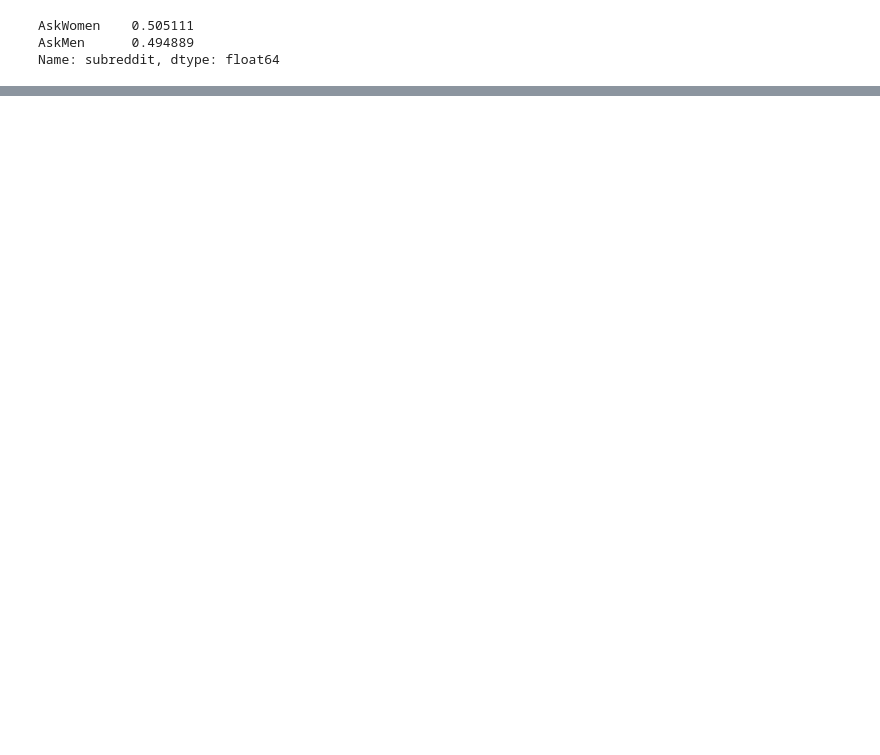
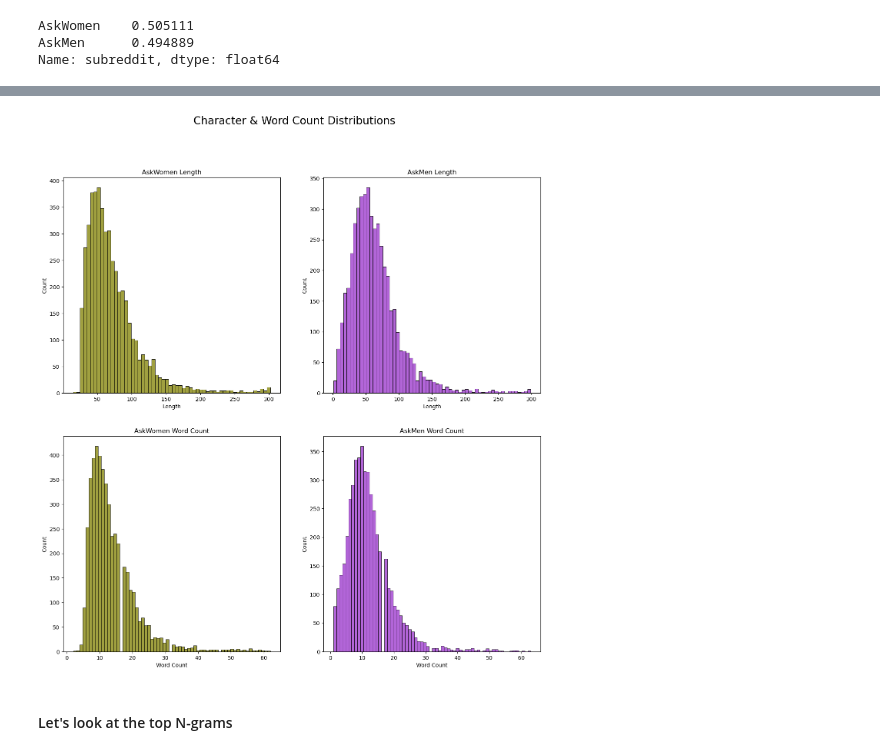
Before and after one commit to vedapatel99/Reddit-NLP, a Jupyter notebook: notebooks/02_data_cleaning_eda.ipynb, the cells around one changed output, grey strips where cells are left out. Saved outputs shown, nothing was run; the diff lists cells and outputs as text; code cells hidden in the pictures; blank space fills up the shorter version.

```diff
--- a/notebooks/02_data_cleaning_eda.ipynb
+++ b/notebooks/02_data_cleaning_eda.ipynb
@@ -41,0 +76,6 @@ Name: subreddit, dtype: float64
+# %%
+# AskWomen will be marked as 1 and AskMen marked as 0
+
+posts["subreddit"]= posts["subreddit"].map({"AskWomen": 1, "AskMen": 0})
+
+posts["subreddit"].value_counts(normalize= True)
@@ -41,0 +92,5 @@ Name: subreddit, dtype: float64
+# %%
+posts["length"] = posts["title"].apply(len)
+# %%
+posts["word_count"] = posts["title"].apply(lambda x: len(x.split()))
+posts.head()
@@ -41,0 +116,22 @@ Name: subreddit, dtype: float64
+# %%
+women = posts[posts["subreddit"] == 1]
+men = posts[posts["subreddit"] == 0]
+# %%
+# based off 5.05 lesson nlp-eda
+
+fig, ax =  plt.subplots(2, 2, figsize=(16,16))
+sns.histplot(women["length"], ax=ax[0,0], color= "olive")
+sns.histplot(men["length"], ax=ax[0,1], color= "darkorchid")
+sns.histplot(women["word_count"], ax=ax[1,0], color= "olive")
+sns.histplot(men["word_count"], ax=ax[1,1], color= "darkorchid")
+
+ax[0,0].set(xlabel='Length', title= "AskWomen Length")
+ax[0,1].set(xlabel='Length', title= "AskMen Length")
+ax[1,0].set(xlabel='Word Count', title= "AskWomen Word Count")
+ax[1,1].set(xlabel='Word Count', title= "AskMen Word Count")
+
+fig.suptitle('Character & Word Count Distributions', fontsize=20);
+# %% [output]
+[figure, added]
+# %% [markdown]
+#### Let's look at the top N-grams
```
Also changed, not shown: parts of 22 cells of this notebook, 1 other file.
